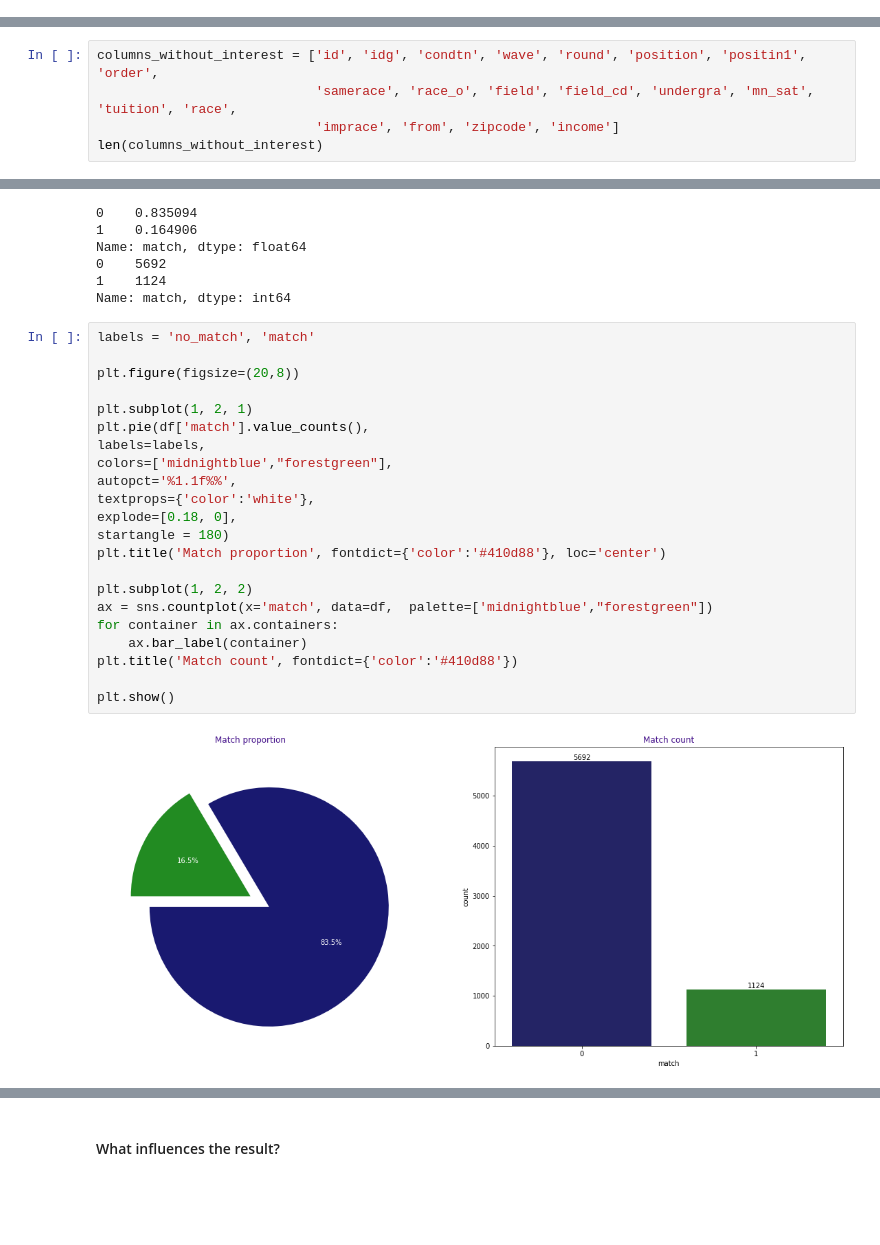
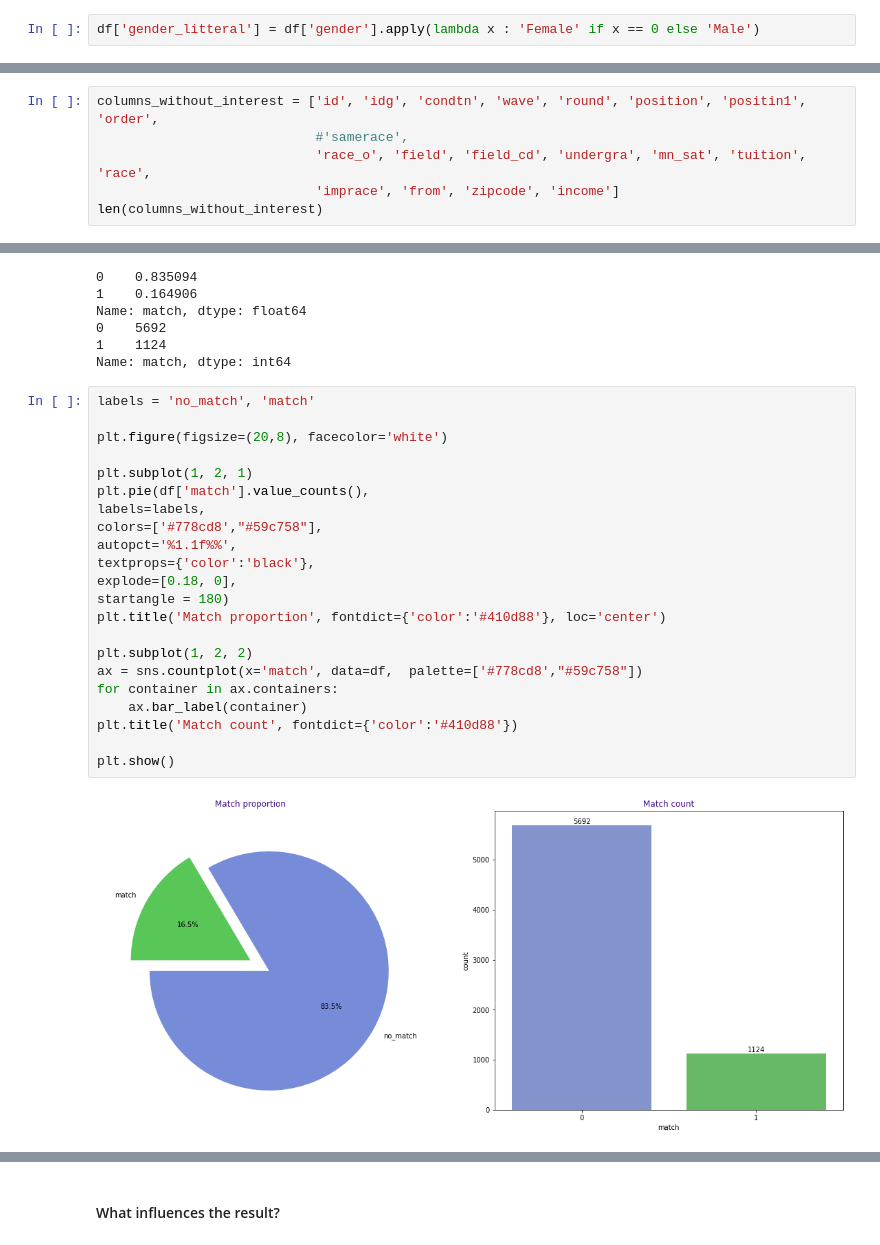
Before and after one commit to christophe-derache/certification35288_bloc2-speed_dating_project, a Jupyter notebook: DERACHE_Projet_Speed_Dating.ipynb.ipynb, the cells around one changed output, grey strips where cells are left out. Saved outputs shown, nothing was run; the diff lists cells and outputs as text; blank space fills up the shorter version.

```diff
--- a/DERACHE_Projet_Speed_Dating.ipynb.ipynb
+++ b/DERACHE_Projet_Speed_Dating.ipynb.ipynb
@@ -65,0 +68,2 @@ dtype: int64
+# %%
+df['gender_litteral'] = df['gender'].apply(lambda x : 'Female' if x == 0 else 'Male')
@@ -343,7 +372,8 @@ len(columns_containing_too_few_data)
 43
 # %%
 columns_without_interest = ['id', 'idg', 'condtn', 'wave', 'round', 'position', 'positin1', 'order',
-                            'samerace', 'race_o', 'field', 'field_cd', 'undergra', 'mn_sat', 'tuition', 'race',
+                            #'samerace',
+                            'race_o', 'field', 'field_cd', 'undergra', 'mn_sat', 'tuition', 'race',
                             'imprace', 'from', 'zipcode', 'income']
 len(columns_without_interest)
 # %% [output]
@@ -404,24 +434,24 @@ Name: match, dtype: int64
 # %%
 labels = 'no_match', 'match'
 
-plt.figure(figsize=(20,8))
+plt.figure(figsize=(20,8), facecolor='white')
 
 plt.subplot(1, 2, 1)
 plt.pie(df['match'].value_counts(),
 labels=labels,
-colors=['midnightblue',"forestgreen"],
+colors=['#778cd8',"#59c758"],
 autopct='%1.1f%%',
-textprops={'color':'white'},
+textprops={'color':'black'},
 explode=[0.18, 0],
 startangle = 180)
 plt.title('Match proportion', fontdict={'color':'#410d88'}, loc='center')
 
 plt.subplot(1, 2, 2)
-ax = sns.countplot(x='match', data=df,  palette=['midnightblue',"forestgreen"])
+ax = sns.countplot(x='match', data=df,  palette=['#778cd8',"#59c758"])
 for container in ax.containers:
     ax.bar_label(container)
 plt.title('Match count', fontdict={'color':'#410d88'})
 
 plt.show()
 # %% [output]
-[figure, old version]
+[figure, new version]
```
Also changed, not shown: parts of 25 cells of this notebook, 2 other files.
